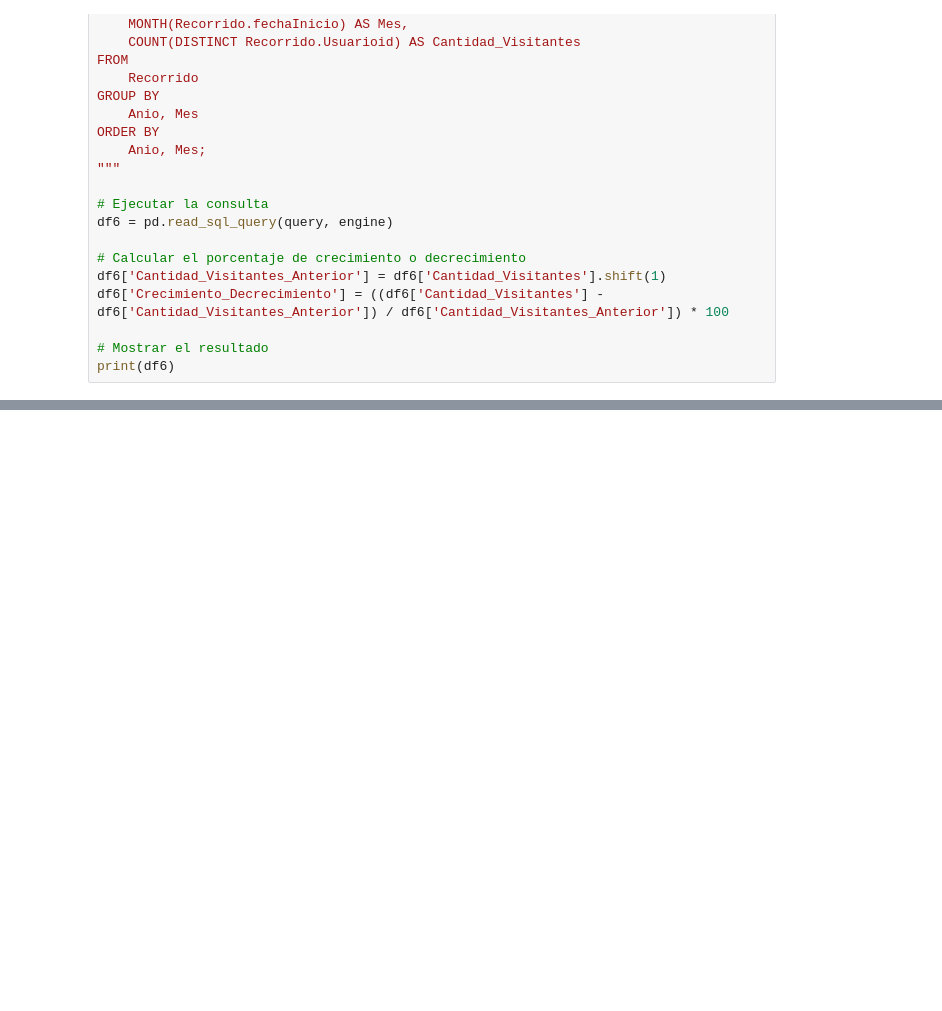
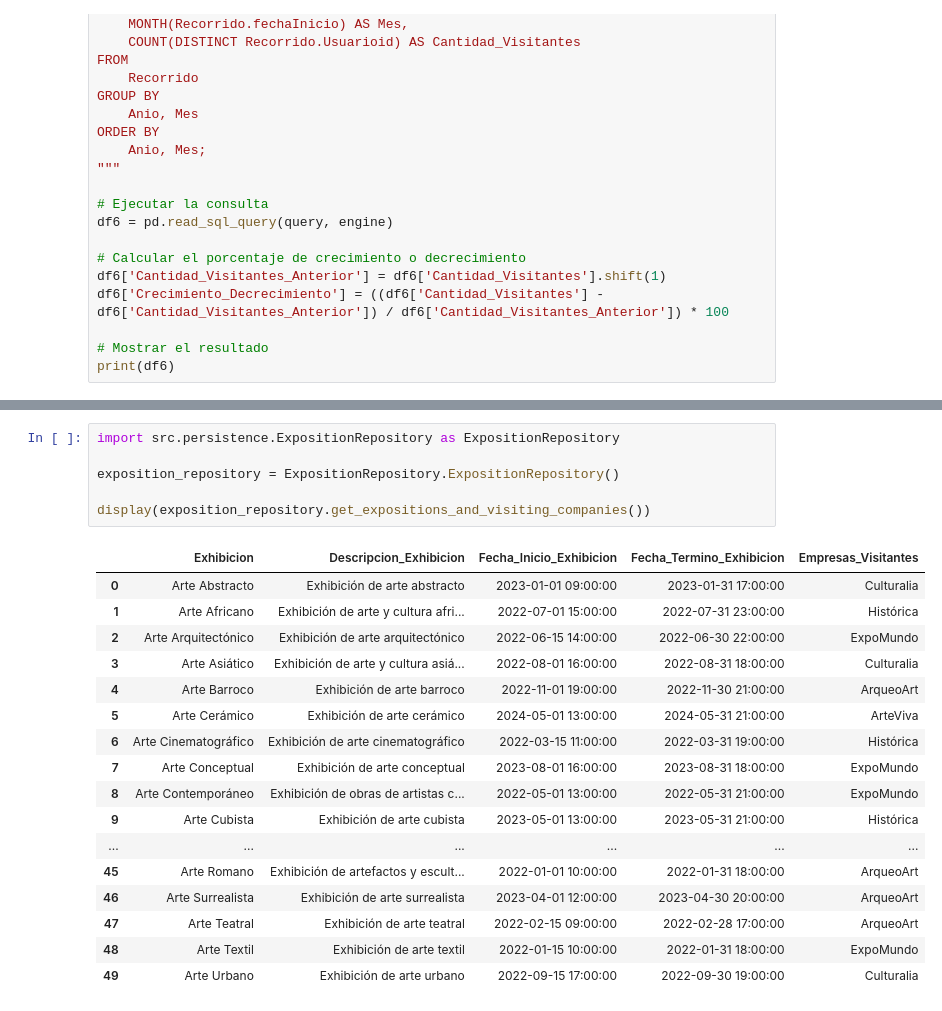
Before and after one commit to Felipe-Valdes/ICC368, a Jupyter notebook: MuseoApp/Museo_Data.ipynb, the cells around one changed output, grey strips where cells are left out. Cells and saved outputs as stored; diff of their text form; blank space fills up the shorter version.

```diff
--- a/MuseoApp/Museo_Data.ipynb
+++ b/MuseoApp/Museo_Data.ipynb
@@ -256,0 +231,24 @@ print(df10)
+# %%
+import src.persistence.ExpositionRepository as ExpositionRepository
+
+exposition_repository = ExpositionRepository.ExpositionRepository()
+
+display(exposition_repository.get_expositions_and_visiting_companies())
+# %% [output]
+|  | Exhibicion | Descripcion_Exhibicion | Fecha_Inicio_Exhibicion | Fecha_Termino_Exhibicion | Empresas_Visitantes |
+| 0 | Arte Abstracto | Exhibición de arte abstracto | 2023-01-01 09:00:00 | 2023-01-31 17:00:00 | Culturalia |
+| 1 | Arte Africano | Exhibición de arte y cultura afri... | 2022-07-01 15:00:00 | 2022-07-31 23:00:00 | Histórica |
+| 2 | Arte Arquitectónico | Exhibición de arte arquitectónico | 2022-06-15 14:00:00 | 2022-06-30 22:00:00 | ExpoMundo |
+| 3 | Arte Asiático | Exhibición de arte y cultura asiá... | 2022-08-01 16:00:00 | 2022-08-31 18:00:00 | Culturalia |
+| 4 | Arte Barroco | Exhibición de arte barroco | 2022-11-01 19:00:00 | 2022-11-30 21:00:00 | ArqueoArt |
+| 5 | Arte Cerámico | Exhibición de arte cerámico | 2024-05-01 13:00:00 | 2024-05-31 21:00:00 | ArteViva |
+| 6 | Arte Cinematográfico | Exhibición de arte cinematográfico | 2022-03-15 11:00:00 | 2022-03-31 19:00:00 | Histórica |
+| 7 | Arte Conceptual | Exhibición de arte conceptual | 2023-08-01 16:00:00 | 2023-08-31 18:00:00 | ExpoMundo |
+| 8 | Arte Contemporáneo | Exhibición de obras de artistas c... | 2022-05-01 13:00:00 | 2022-05-31 21:00:00 | ExpoMundo |
+| 9 | Arte Cubista | Exhibición de arte cubista | 2023-05-01 13:00:00 | 2023-05-31 21:00:00 | Histórica |
+| ... | ... | ... | ... | ... | ... |
+| 45 | Arte Romano | Exhibición de artefactos y escult... | 2022-01-01 10:00:00 | 2022-01-31 18:00:00 | ArqueoArt |
+| 46 | Arte Surrealista | Exhibición de arte surrealista | 2023-04-01 12:00:00 | 2023-04-30 20:00:00 | ArqueoArt |
+| 47 | Arte Teatral | Exhibición de arte teatral | 2022-02-15 09:00:00 | 2022-02-28 17:00:00 | ArqueoArt |
+| 48 | Arte Textil | Exhibición de arte textil | 2022-01-15 10:00:00 | 2022-01-31 18:00:00 | ExpoMundo |
+| 49 | Arte Urbano | Exhibición de arte urbano | 2022-09-15 17:00:00 | 2022-09-30 19:00:00 | Culturalia |
```
Also changed, not shown: parts of 15 cells of this notebook, 5 other files.
